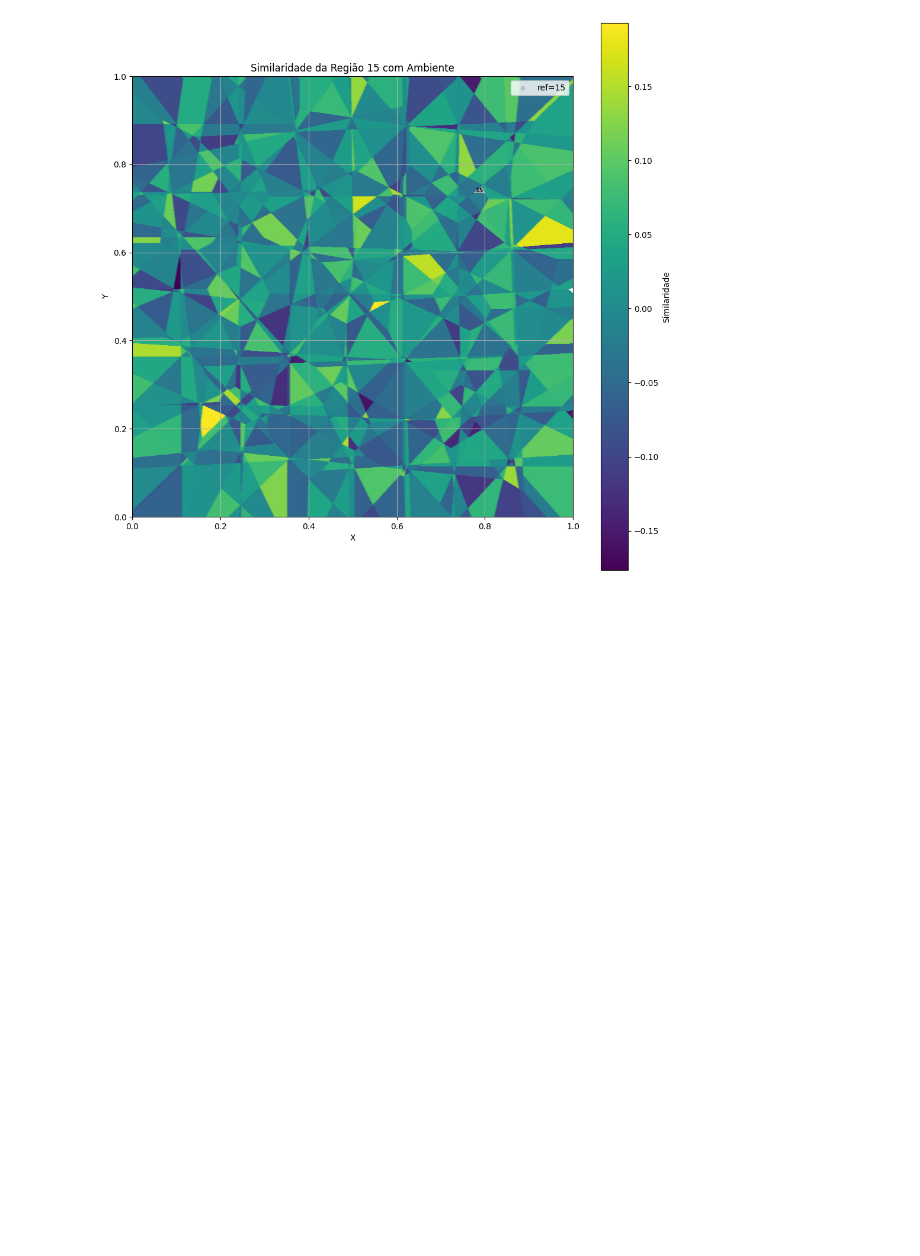
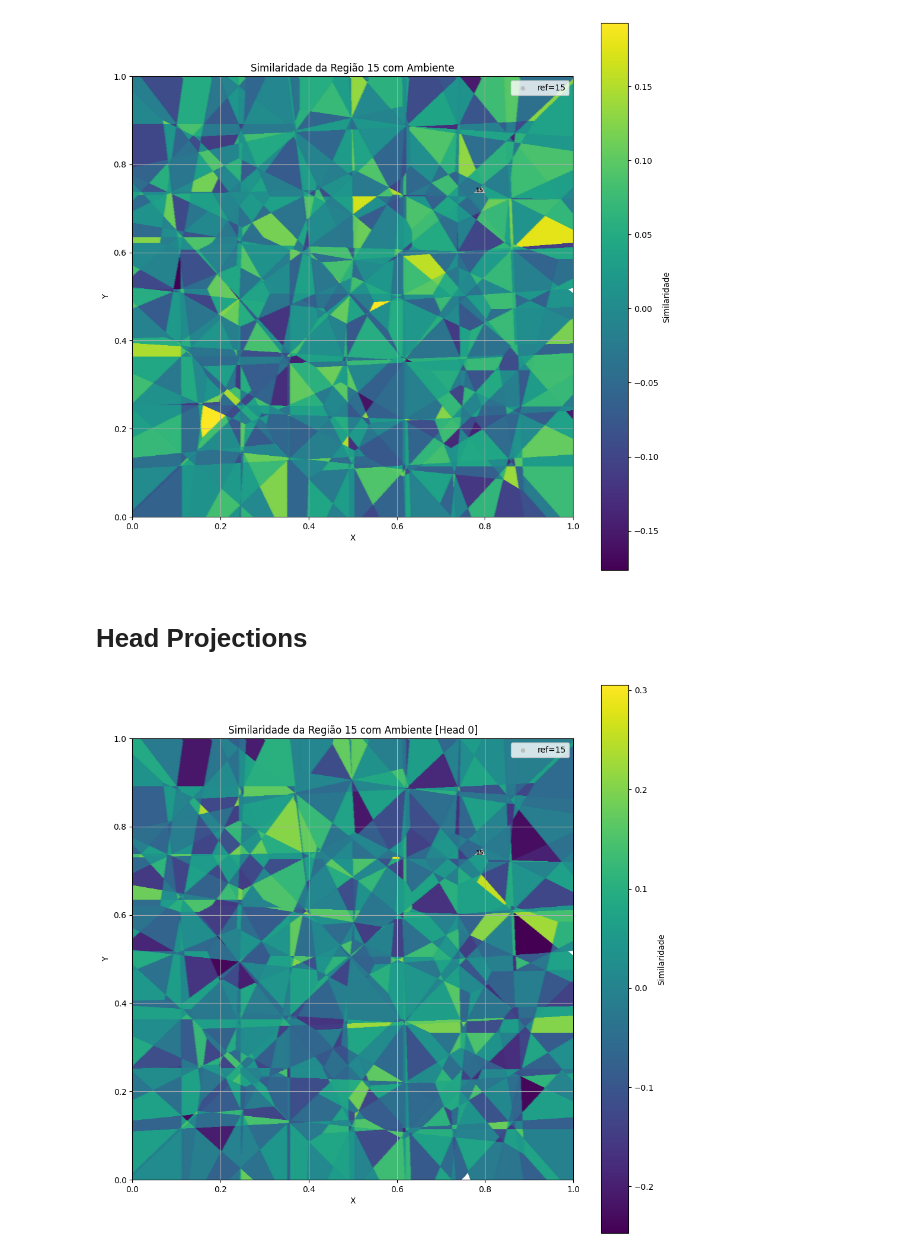
Before and after one commit to mgteus/navitrans, a Jupyter notebook: apd_vizz.ipynb, the cells around one changed output. Cells and saved outputs as stored; diff of their text form; code cells hidden in the pictures; blank space fills up the shorter version.

```diff
--- a/apd_vizz.ipynb
+++ b/apd_vizz.ipynb
@@ -65,0 +68,6 @@ coss.head(5)
+# %%
+head0 = pd.read_csv("head0_cosine_similarity.csv")
+print(head0.shape)
+head1 = pd.read_csv("head1_cosine_similarity.csv")
+print(head1.shape)
+head1.head()
@@ -325,3 +390,5 @@ plot_similarity_to_group_from_matrix(apd, coss, grupo_ref=50, cmap="viridis", an
 plot_similarity_to_group_from_matrix(apd, coss, grupo_ref=15, cmap="viridis", annotate_means=False)
 # %% [output]
 [figure]
+# %% [markdown]
+# Head Projections
@@ -327,0 +480,4 @@ plot_similarity_to_group_from_matrix(apd, coss, grupo_ref=15, cmap="viridis", an
+# %%
+plot_similarity_to_group_from_projec_matrix(apd, head0, grupo_ref=15, cmap="viridis", annotate_means=False, num_head=0)
+# %% [output]
+[figure, added]
```
Also changed, not shown: parts of 25 cells of this notebook, 23 other files.
